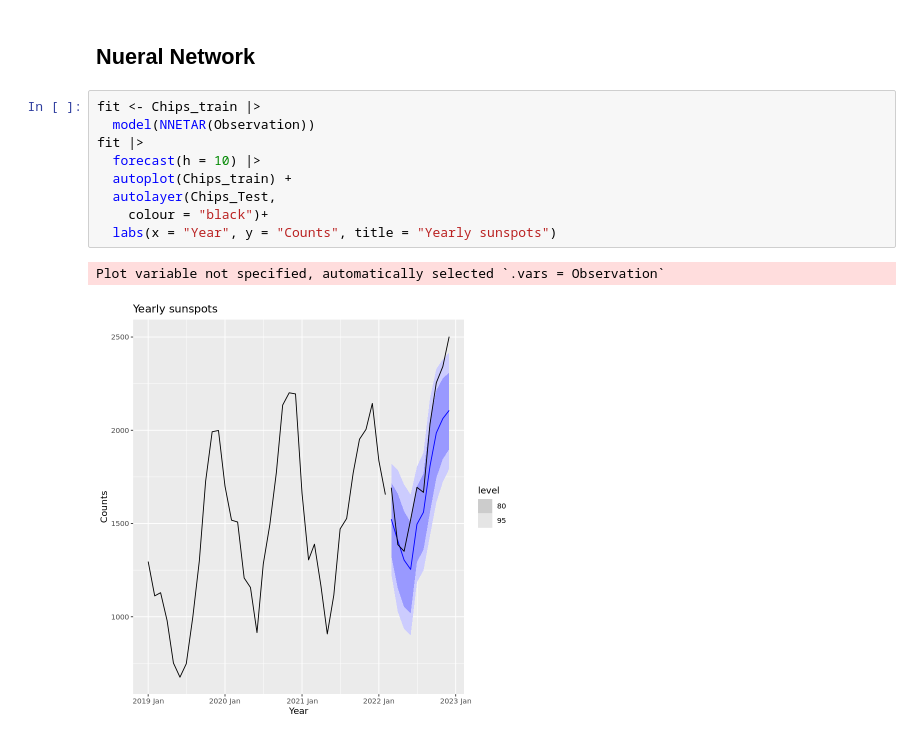
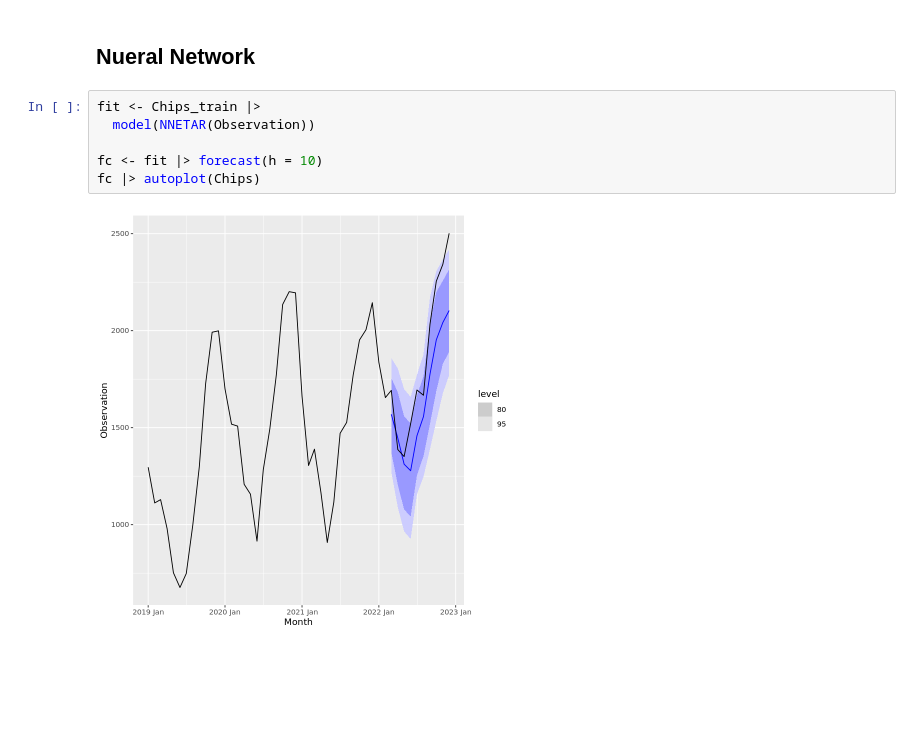
Before and after one commit to Ibrahim-Khayat/-IE499, a Jupyter notebook: index.ipynb, the cells around one changed output. Saved outputs shown, nothing was run; the diff lists cells and outputs as text; blank space fills up the shorter version.

```diff
--- a/index.ipynb
+++ b/index.ipynb
@@ -319,12 +298,8 @@ Plot variable not specified, automatically selected `.vars = Observation`
 # %%
 fit <- Chips_train |>
   model(NNETAR(Observation))
-fit |>
-  forecast(h = 10) |>
-  autoplot(Chips_train) +
-  autolayer(Chips_Test,
-    colour = "black")+
-  labs(x = "Year", y = "Counts", title = "Yearly sunspots")
+
+fc <- fit |> forecast(h = 10)
+fc |> autoplot(Chips)
 # %% [output]
-Plot variable not specified, automatically selected `.vars = Observation`
-[figure, old version]
+[figure, new version]
```
Also changed, not shown: parts of 12 cells of this notebook.
